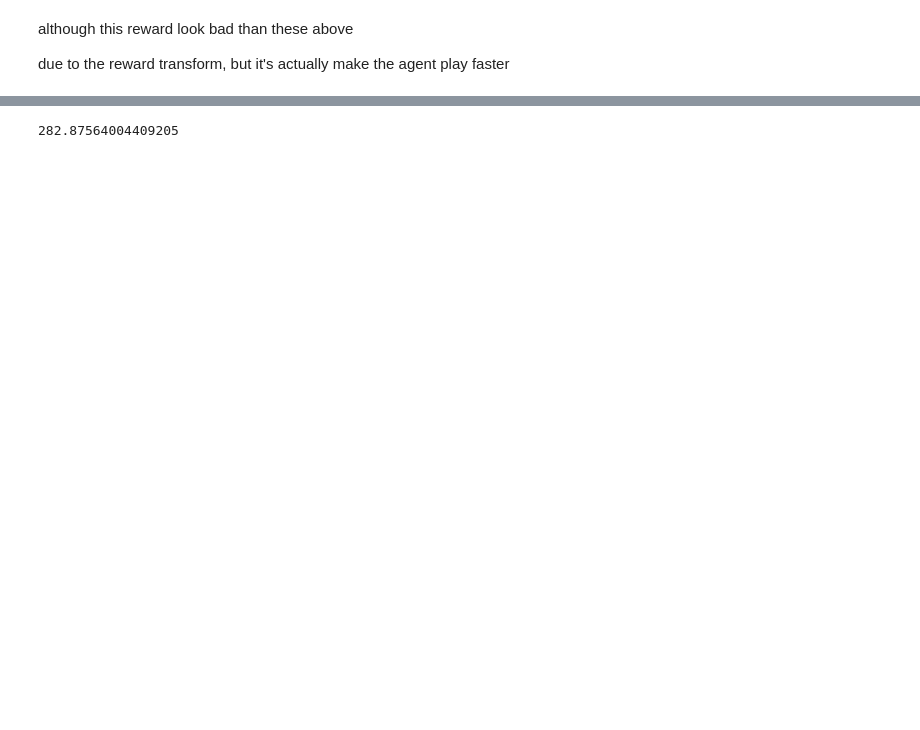
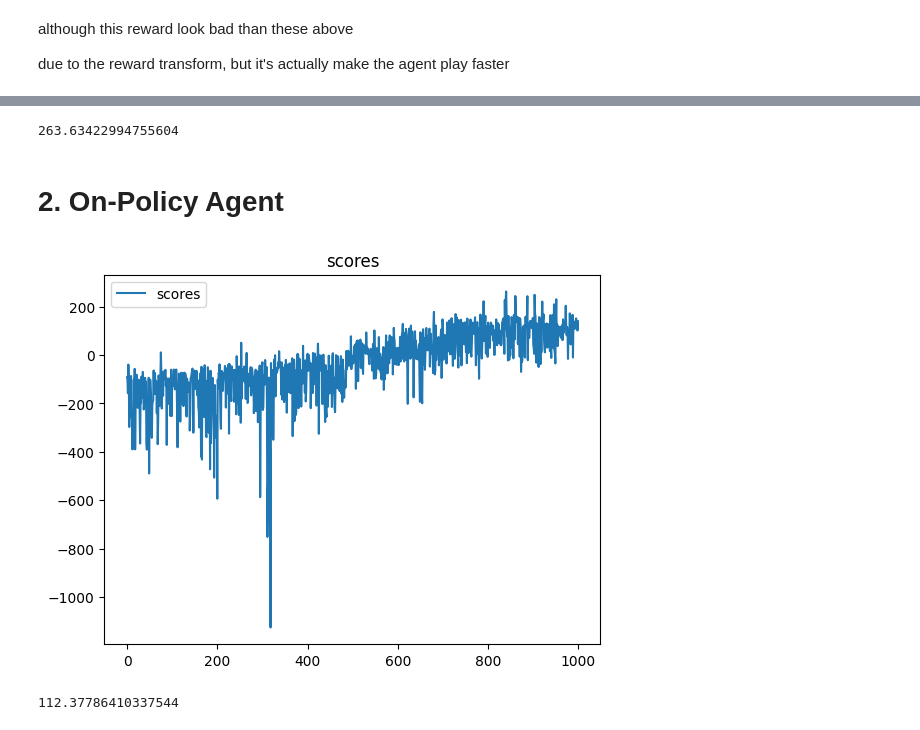
Before and after one commit to trinhminh11/Project-DL, a Jupyter notebook: example.ipynb, the cells around one changed output, grey strips where cells are left out. Drawn from its saved outputs; the diff is of its cells as text; code cells hidden in the pictures; blank space fills up the shorter version.

```diff
--- a/example.ipynb
+++ b/example.ipynb
@@ -323,10 +328,12 @@ utils.plotting(np.arange(n_games), scores = scores)
 # %%
-env = utils.make('LunarLander-v2', render_mode = 'human')
+env = utils.make(env_id, render_mode = 'human')
 
-env.set_reward_transform(reward_tfm)
+# env.set_reward_transform(reward_tfm)
 
-agent.load('checkpoint/DQN')
+agent.load(chkpt_dir)
 
 agent.play(env)
 # %% [output]
-282.87564004409205
+263.63422994755604
+# %% [markdown]
+# 2. On-Policy Agent
@@ -332,0 +342,33 @@ agent.play(env)
+# %%
+class Actor(nn.Module):
+    def __init__(self, n_inp, n_actions, features = [128, 128]):
+        super(Actor, self).__init__()
+
+        layer_sizes = [n_inp] + features
+
+        self.encoded = nn.Sequential()
+
+        for i in range(len(layer_sizes) - 1):
+            self.encoded.append(nn.Linear(layer_sizes[i], layer_sizes[i + 1]))
+            self.encoded.append(nn.ReLU(inplace=True))
+
+        self.actor = nn.Linear(layer_sizes[-1], n_actions)
+
+    def forward(self, x):
+        return F.log_softmax(self.actor(self.encoded(x)), dim=-1)
+# %%
+class Critic(nn.Module):
+    def __init__(self, n_inp, features = [128, 128]):
+        super(Critic, self).__init__()
+        layer_sizes = [n_inp] + features
+
+        self.encoded = nn.Sequential()
+
+        for i in range(len(layer_sizes) - 1):
+            self.encoded.append(nn.Linear(layer_sizes[i], layer_sizes[i + 1]))
+            self.encoded.append(nn.ReLU(inplace=True))
+
+        self.critic = nn.Linear(layer_sizes[-1], 1)
+
+    def forward(self, x):
+        return self.critic(self.encoded(x))
@@ -332,0 +452,22 @@ agent.play(env)
+# %%
+env = utils.make(env_id)
+
+agent = A2C(
+    state_shape=state_shape,
+    action_shape=action_shape,
+    action_space=action_space
+)
+# %%
+scores = agent.fit(env, n_games, max_t, save_best = True, save_dir=chkpt_dir, progress_bar=tqdm)
+# %%
+utils.plotting(np.arange(n_games), scores=scores)
+# %% [output]
+[figure, added]
+# %%
+env = utils.make(env_id, render_mode='human')
+
+agent.load(chkpt_dir)
+
+agent.play(env)
+# %% [output]
+112.37786410337544
```
Also changed, not shown: parts of 18 cells of this notebook.
